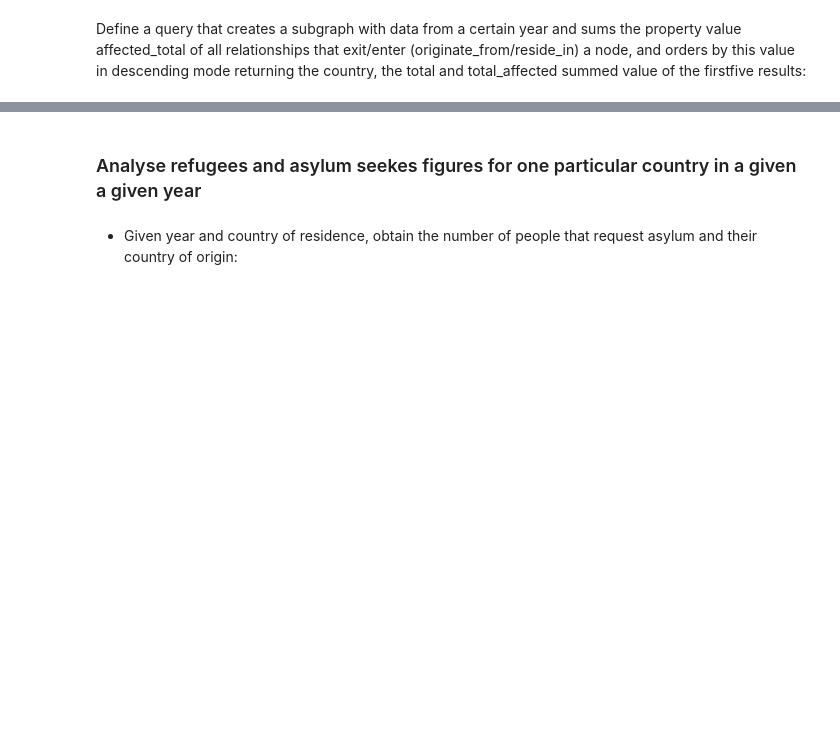
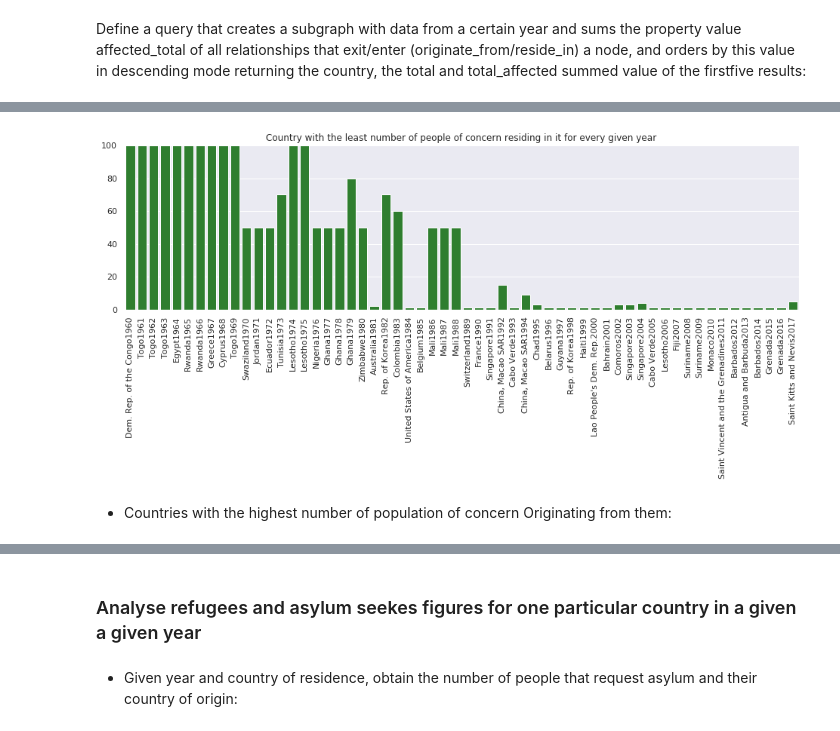
Before and after one commit to CandelaV/UNHCRs_population_of_concern_HDX, a Jupyter notebook: notebooks/c_data_analysis_with_python_and_neo4j_RESIDE_IN.ipynb, the cells around one changed output, grey strips where cells are left out. Cells and saved outputs as stored; diff of their text form; code cells hidden in the pictures; blank space fills up the shorter version.

```diff
--- a/notebooks/c_data_analysis_with_python_and_neo4j_RESIDE_IN.ipynb
+++ b/notebooks/c_data_analysis_with_python_and_neo4j_RESIDE_IN.ipynb
@@ -182,12 +236,0 @@ ax.yaxis.set_major_formatter(ticker.EngFormatter())
-# %%
-plt.figure(figsize=(14,9))
-ax = sns.scatterplot(x=[data['year'] for data in out_originating],
-                     y=[data['affectedTotal'] for data in out_originating],
-                     hue=[data['country'] for data in out_originating],
-                     size=[data['affectedRefugees'] for data in out_originating],
-                     sizes=(20, 200))
-ax.set_title("Top {0} countries where population of concern have originated from through the years.\n "
-             "Size of buble represents the number of refugees".format(top_number_limit_C1))
-ax.set_ylabel('Affected Total')
-ax.set_xlabel('Year')
-ax.yaxis.set_major_formatter(ticker.EngFormatter())
@@ -195,0 +237,10 @@ ax.yaxis.set_major_formatter(ticker.EngFormatter())
+# %%
+def plot_country_lowest_total(data_list, rel_type):
+    plt.figure(figsize=(16,4))
+    ax = sns.barplot(x=[data['country-year'] for data in data_list],
+                     y=[data['affectedTotal'] for data in data_list],
+                     color='forestgreen')
+    ax.yaxis.set_major_formatter(ticker.EngFormatter())
+    ax.set(ylim=(0, 100))
+    plt.xticks(rotation='vertical')
+    plt.title("Country with the least number of people of concern {0} it for every given year".format(rel_type));
@@ -195,0 +261,8 @@ ax.yaxis.set_major_formatter(ticker.EngFormatter())
+# %%
+out_residing_lowest_modified = [dict(data, **{'country-year':data['country'] + str(data['year'])}) for data in out_residing_lowest]
+# %%
+plot_country_lowest_total(out_residing_lowest_modified, "residing in")
+# %% [output]
+[figure, added]
+# %% [markdown]
+ - Countries with the highest number of population of concern Originating from them:
```
Also changed, not shown: parts of 42 cells of this notebook, 1 other file.
